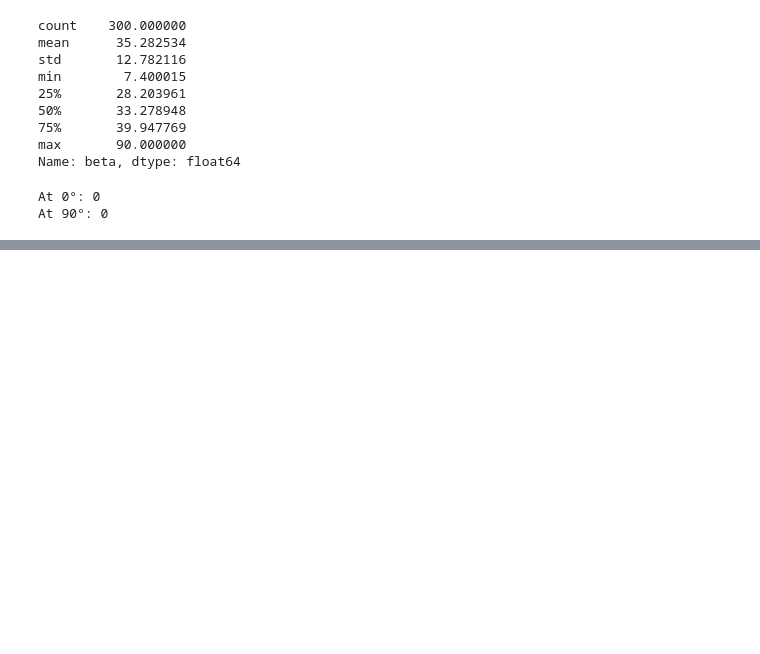
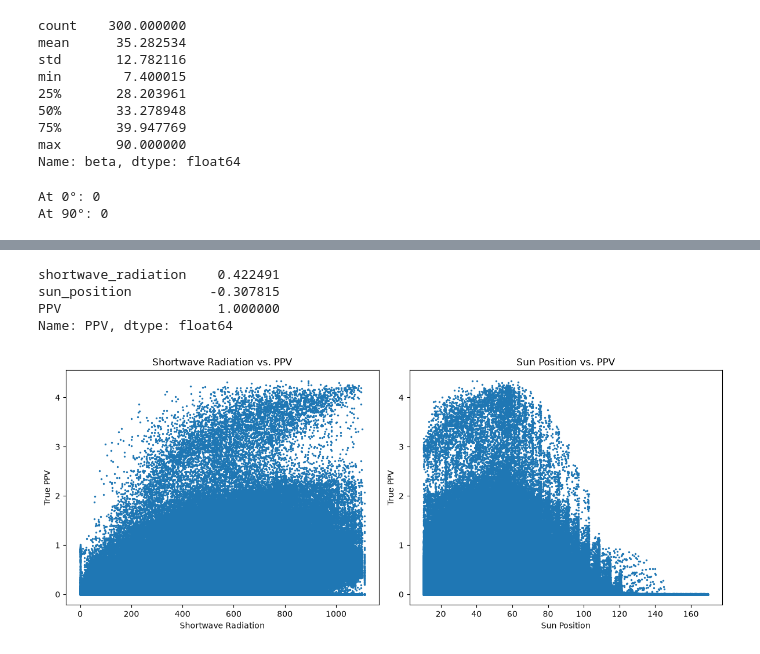
Before and after one commit to codettlaff/Energy-Disaggregation, a Jupyter notebook: combined_data.ipynb, the cells around one changed output, grey strips where cells are left out. Drawn from its saved outputs; the diff is of its cells as text; code cells hidden in the pictures; blank space fills up the shorter version.

```diff
--- a/combined_data.ipynb
+++ b/combined_data.ipynb
@@ -430,0 +495,33 @@ plt.show()
+# %%
+# Correlations with true PV generation
+print(
+    train_df[["shortwave_radiation", "sun_position", "PPV"]]
+    .corr()["PPV"])
+# %% [output]
+shortwave_radiation    0.422491
+sun_position          -0.307815
+PPV                    1.000000
+Name: PPV, dtype: float64
+# %%
+fig, axes = plt.subplots(1, 2, figsize=(12, 5))
+
+axes[0].scatter(
+    train_df["shortwave_radiation"],
+    train_df["PPV"],
+    s=2)
+axes[0].set_xlabel("Shortwave Radiation")
+axes[0].set_ylabel("True PPV")
+axes[0].set_title("Shortwave Radiation vs. PPV")
+
+axes[1].scatter(
+    train_df["sun_position"],
+    train_df["PPV"],
+    s=2)
+axes[1].set_xlabel("Sun Position")
+axes[1].set_ylabel("True PPV")
+axes[1].set_title("Sun Position vs. PPV")
+
+plt.tight_layout()
+plt.show()
+# %% [output]
+[figure, added]
```
Also changed, not shown: parts of 17 cells of this notebook.
